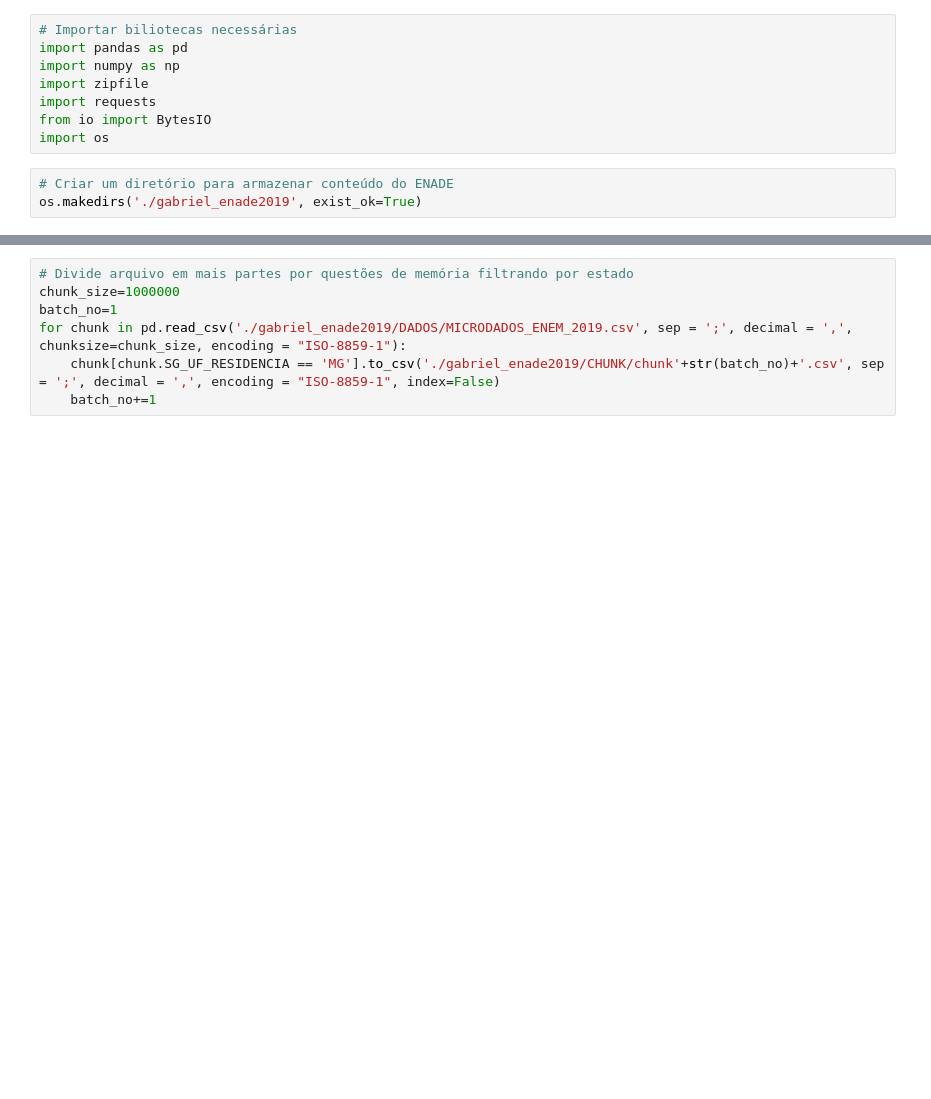
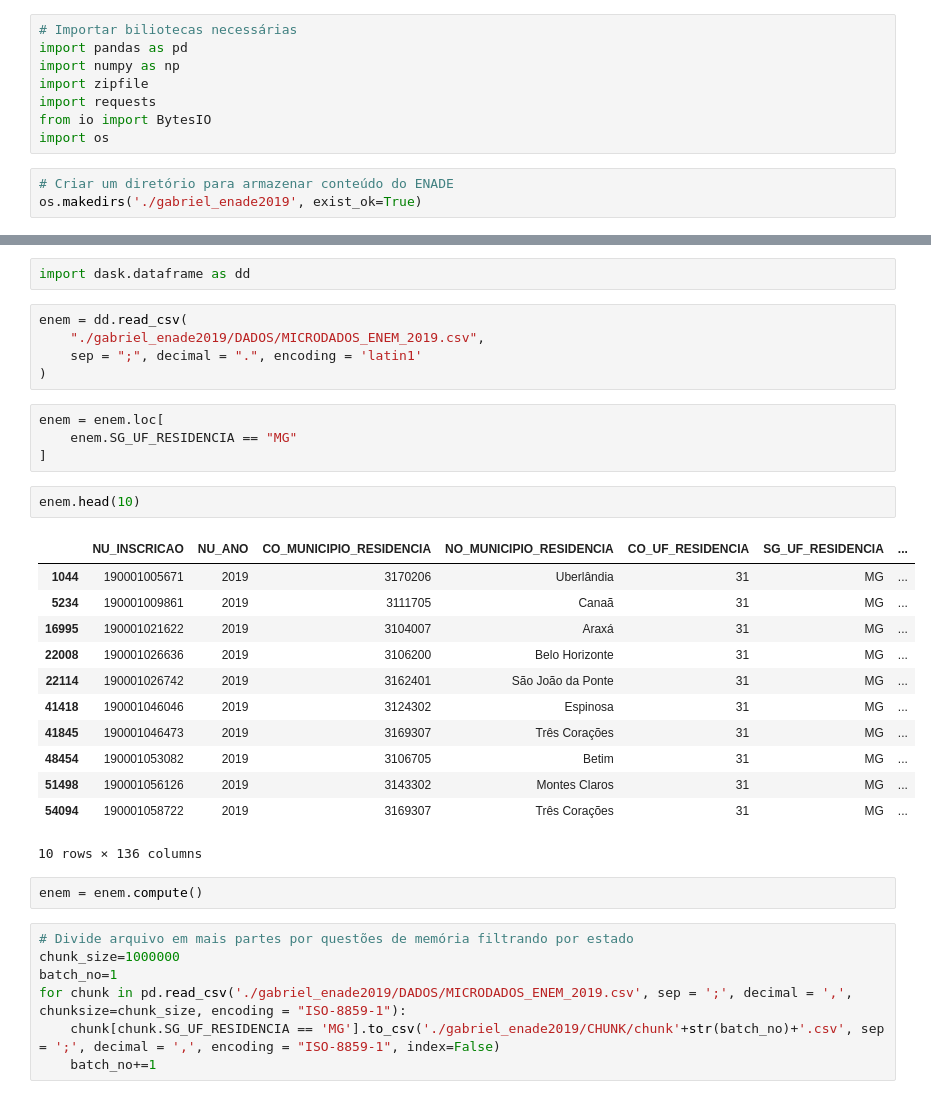
Before and after one commit to gabrielgorgenmoller/IGTI, a Jupyter notebook: Trabalho_Pratico_01.ipynb, the cells around one changed output, grey strips where cells are left out. Drawn from its saved outputs; the diff is of its cells as text; blank space fills up the shorter version.

```diff
--- a/Trabalho_Pratico_01.ipynb
+++ b/Trabalho_Pratico_01.ipynb
@@ -23,3 +37,31 @@ myzip.extractall("./gabriel_enade2019")
+# %%
+import dask.dataframe as dd
+# %%
+enem = dd.read_csv(
+    "./gabriel_enade2019/DADOS/MICRODADOS_ENEM_2019.csv",
+    sep = ";", decimal = ".", encoding = 'latin1'
+)
+# %%
+enem = enem.loc[
+    enem.SG_UF_RESIDENCIA == "MG"
+]
+# %%
+enem.head(10)
+# %% [output]
+|  | NU_INSCRICAO | NU_ANO | CO_MUNICIPIO_RESIDENCIA | NO_MUNICIPIO_RESIDENCIA | CO_UF_RESIDENCIA | SG_UF_RESIDENCIA | ... |
+| 1044 | 190001005671 | 2019 | 3170206 | Uberlândia | 31 | MG | ... |
+| 5234 | 190001009861 | 2019 | 3111705 | Canaã | 31 | MG | ... |
+| 16995 | 190001021622 | 2019 | 3104007 | Araxá | 31 | MG | ... |
+| 22008 | 190001026636 | 2019 | 3106200 | Belo Horizonte | 31 | MG | ... |
+| 22114 | 190001026742 | 2019 | 3162401 | São João da Ponte | 31 | MG | ... |
+| 41418 | 190001046046 | 2019 | 3124302 | Espinosa | 31 | MG | ... |
+| 41845 | 190001046473 | 2019 | 3169307 | Três Corações | 31 | MG | ... |
+| 48454 | 190001053082 | 2019 | 3106705 | Betim | 31 | MG | ... |
+| 51498 | 190001056126 | 2019 | 3143302 | Montes Claros | 31 | MG | ... |
+| 54094 | 190001058722 | 2019 | 3169307 | Três Corações | 31 | MG | ... |
+10 rows × 136 columns
+# %%
+enem = enem.compute()
 # %%
 # Divide arquivo em mais partes por questões de memória filtrando por estado
 chunk_size=1000000
```
Also changed, not shown: parts of 4 cells of this notebook.
